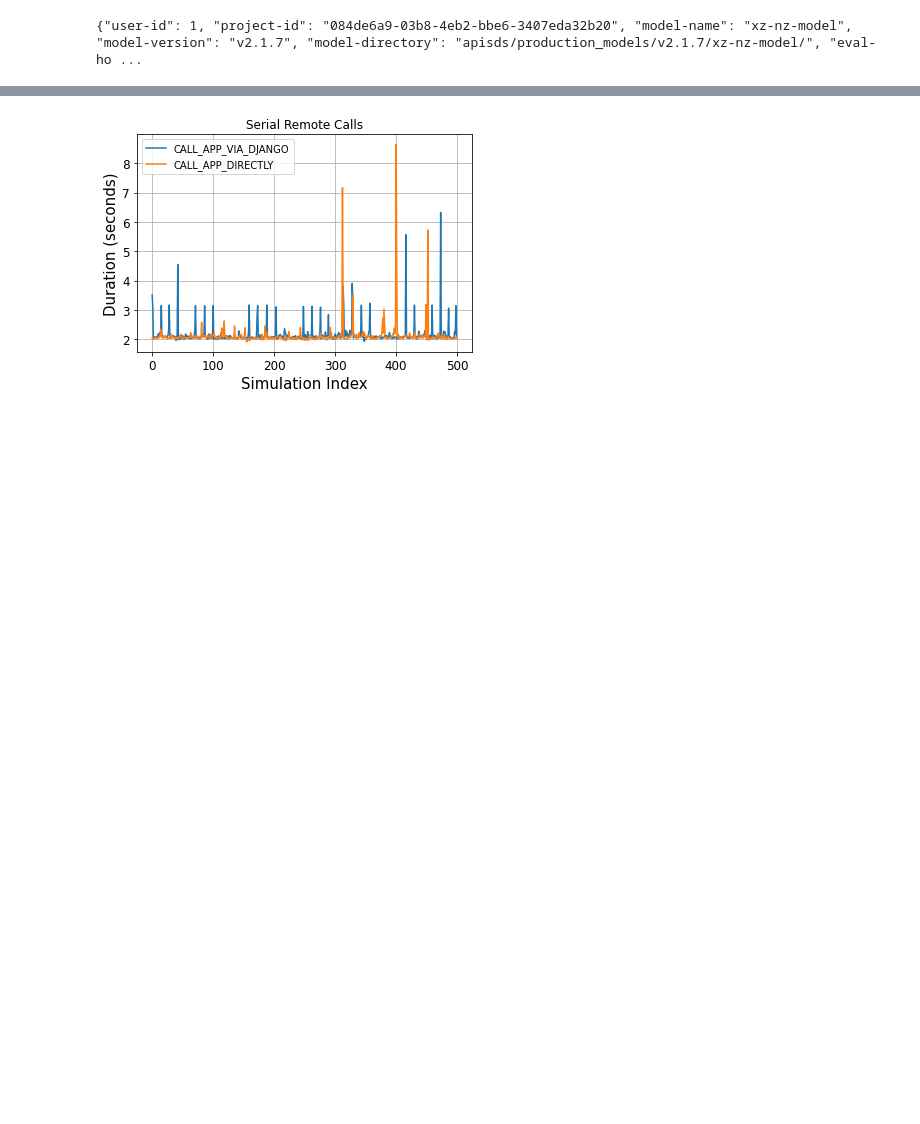
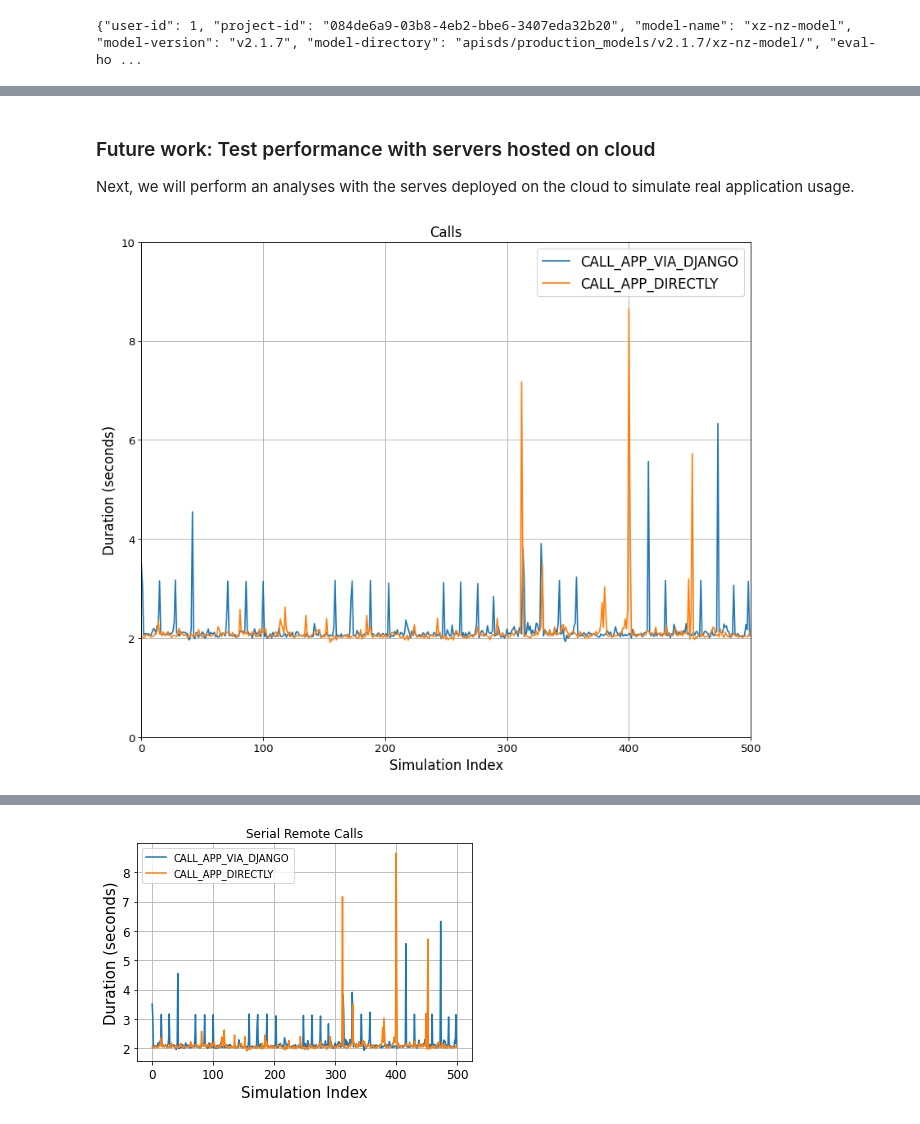
Before and after one commit to jeosol/aiml, a Jupyter notebook: remote_simulation_analysis.ipynb, the cells around one changed output, grey strips where cells are left out. Drawn from its saved outputs; the diff is of its cells as text; code cells hidden in the pictures; blank space fills up the shorter version.

```diff
--- a/remote_simulation_analysis.ipynb
+++ b/remote_simulation_analysis.ipynb
@@ -118,0 +200,9 @@ num_calls = 5
+# %% [markdown]
+### Future work: Test performance with servers hosted on cloud
+
+Next, we will perform an analyses with the serves deployed on the cloud to simulate real application usage.
+# %%
+df = pd.read_csv('./output/serial_remote_calls_500.csv')
+make_plot(df)
+# %% [output]
+[figure, added]
```
Also changed, not shown: parts of 23 cells of this notebook.
